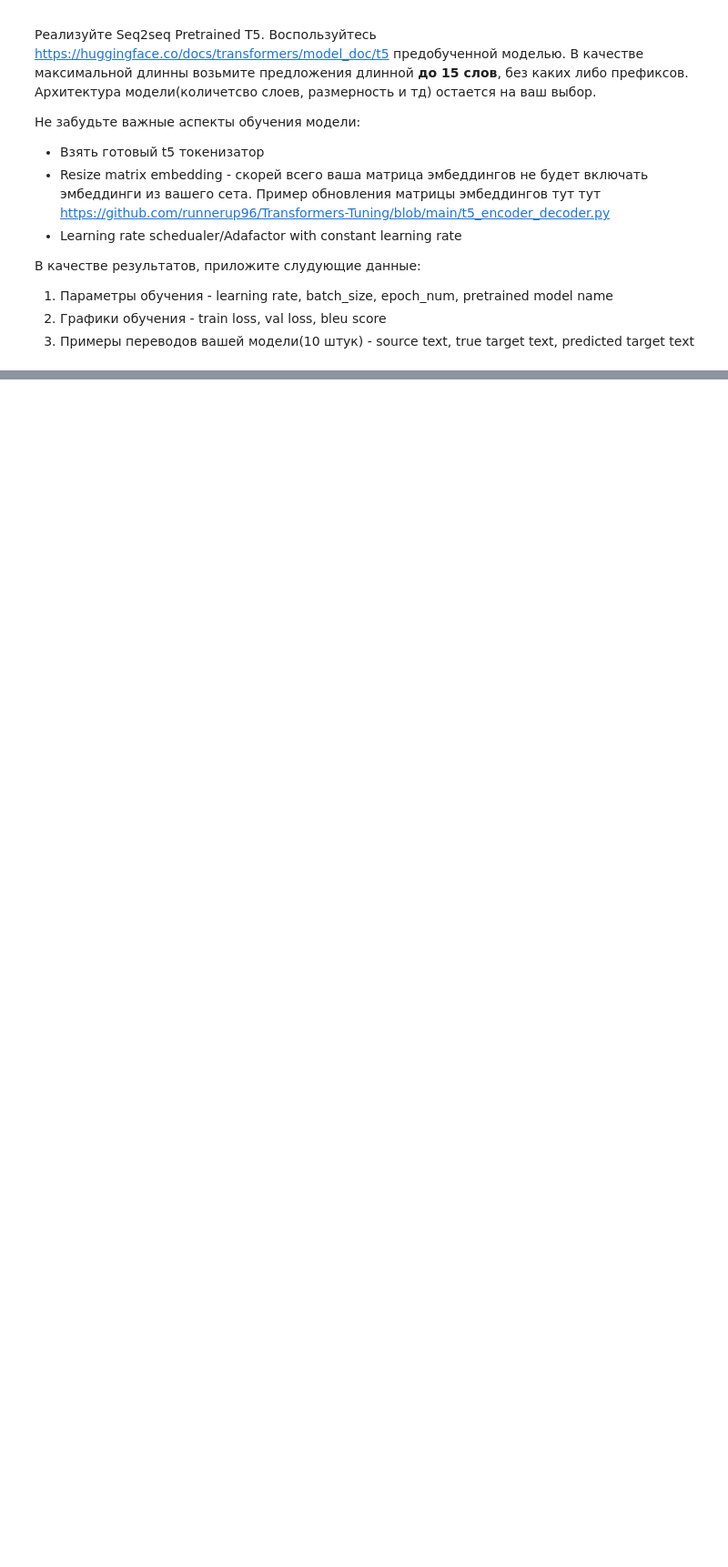
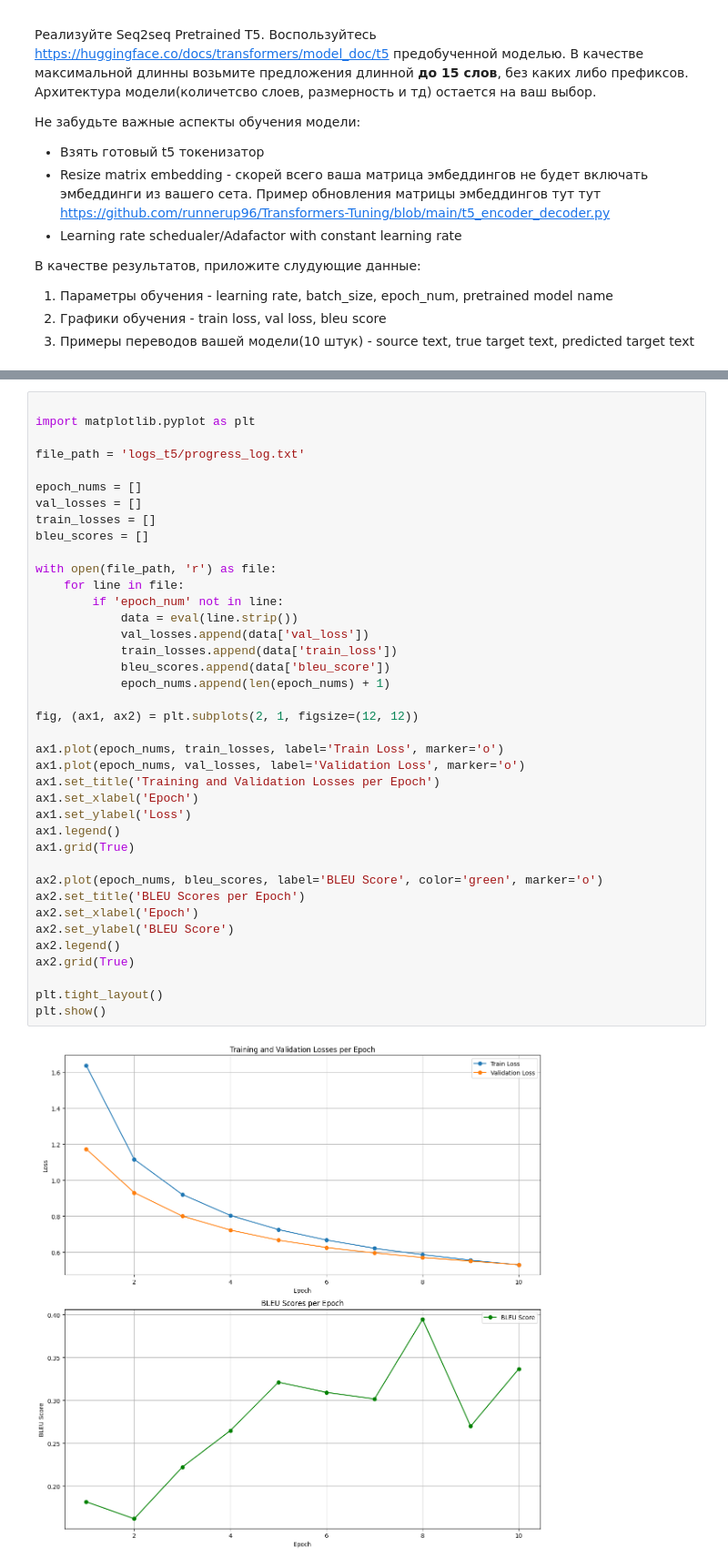
Before and after one commit to folen102/DL_2024_HW_3, a Jupyter notebook: Transfomers training.ipynb, the cells around one changed output, grey strips where cells are left out. Shown at 91% size. Saved outputs shown, nothing was run; the diff lists cells and outputs as text; blank space fills up the shorter version.

```diff
--- a/Transfomers training.ipynb
+++ b/Transfomers training.ipynb
@@ -272,0 +390,41 @@ for translated in translated_sentences:
+# %%
+
+import matplotlib.pyplot as plt
+
+file_path = 'logs_t5/progress_log.txt'
+
+epoch_nums = []
+val_losses = []
+train_losses = []
+bleu_scores = []
+
+with open(file_path, 'r') as file:
+    for line in file:
+        if 'epoch_num' not in line:
+            data = eval(line.strip())
+            val_losses.append(data['val_loss'])
+            train_losses.append(data['train_loss'])
+            bleu_scores.append(data['bleu_score'])
+            epoch_nums.append(len(epoch_nums) + 1)
+
+fig, (ax1, ax2) = plt.subplots(2, 1, figsize=(12, 12))
+
+ax1.plot(epoch_nums, train_losses, label='Train Loss', marker='o')
+ax1.plot(epoch_nums, val_losses, label='Validation Loss', marker='o')
+ax1.set_title('Training and Validation Losses per Epoch')
+ax1.set_xlabel('Epoch')
+ax1.set_ylabel('Loss')
+ax1.legend()
+ax1.grid(True)
+
+ax2.plot(epoch_nums, bleu_scores, label='BLEU Score', color='green', marker='o')
+ax2.set_title('BLEU Scores per Epoch')
+ax2.set_xlabel('Epoch')
+ax2.set_ylabel('BLEU Score')
+ax2.legend()
+ax2.grid(True)
+
+plt.tight_layout()
+plt.show()
+# %% [output]
+[figure, added]
```
Also changed, not shown: parts of 6 cells of this notebook, 2 other files.
